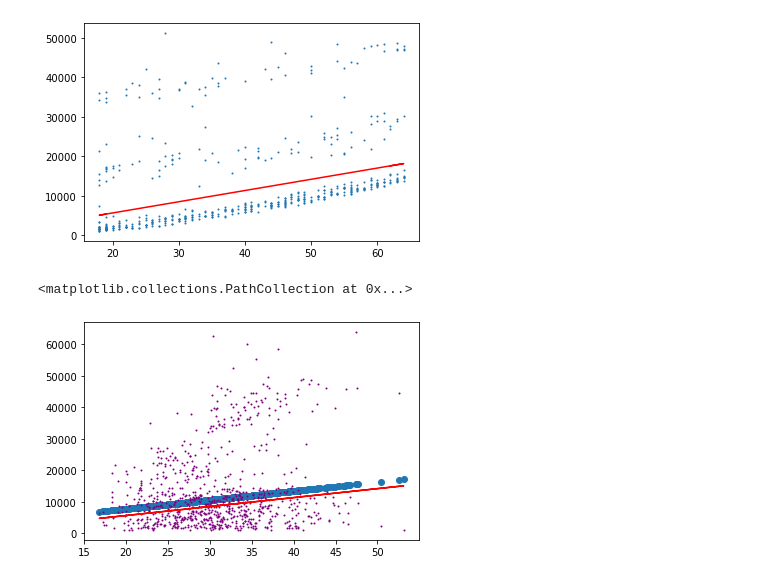
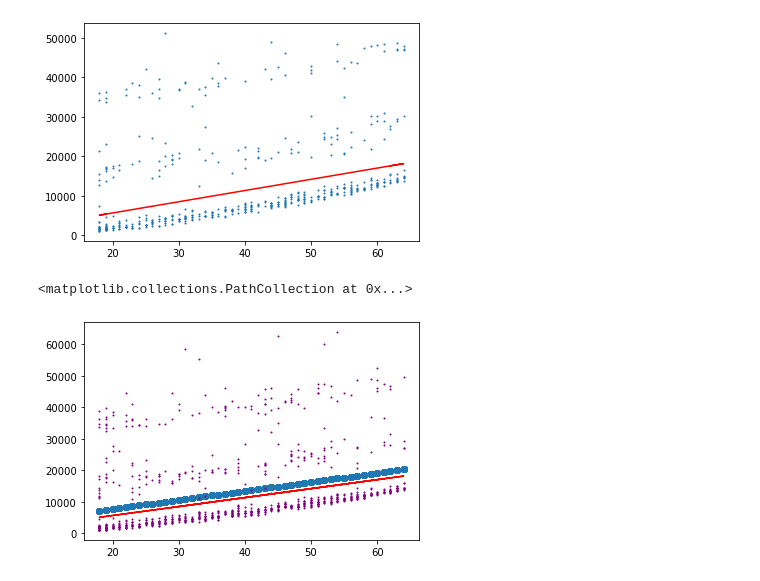
Before and after one commit to win8797/insurance-analysis, a Jupyter notebook: Insurance.ipynb, the cells around one changed output. Drawn from its saved outputs; the diff is of its cells as text; code cells hidden in the pictures.

```diff
--- a/Insurance.ipynb
+++ b/Insurance.ipynb
@@ -190,15 +202,15 @@ plt.plot(X, w*X, c='red')
 [<matplotlib.lines.Line2D at 0x...>]
 [figure]
 # %%
-test_X = np.array(test_df['bmi']).reshape(-1,1)
+test_X = np.array(test_df['age']).reshape(-1,1)
 pred_y = lr.predict(test_X)
 
 plt.scatter(test_X, pred_y)
 plt.plot(test_X, w*test_X, c='red')
 
 test_y = test_df['charges']
 
 plt.scatter(test_X, test_y, c='purple', s=1)
 # %% [output]
 <matplotlib.collections.PathCollection at 0x...>
-[figure, old version]
+[figure, new version]
```
Also changed, not shown: parts of 2 cells of this notebook.
